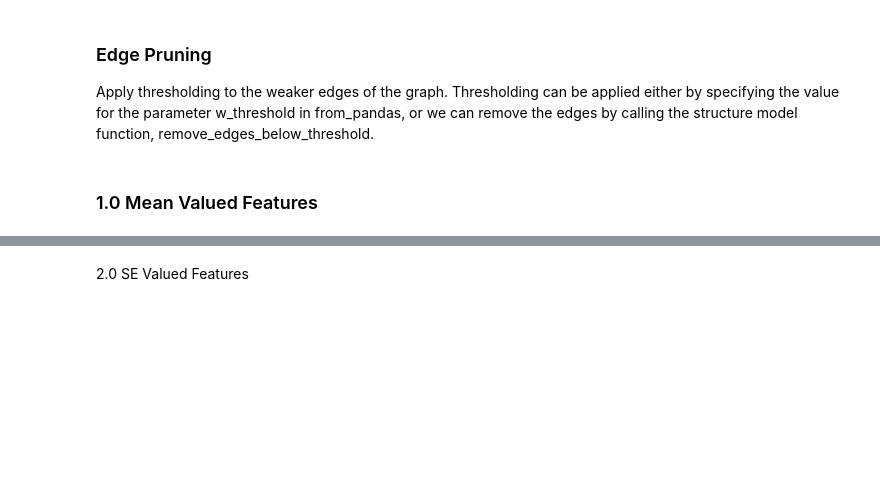
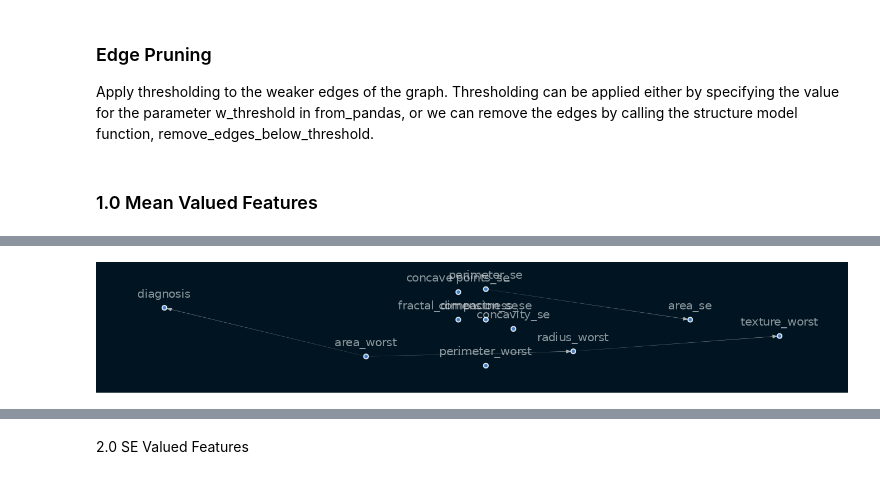
Before and after one commit to Caphace-Ethan/Breast-Cancer-Diagnosis, a Jupyter notebook: notebooks/Causal_learning.ipynb, the cells around one changed output, grey strips where cells are left out. Saved outputs shown, nothing was run; the diff lists cells and outputs as text; code cells hidden in the pictures; blank space fills up the shorter version.

```diff
--- a/notebooks/Causal_learning.ipynb
+++ b/notebooks/Causal_learning.ipynb
@@ -120,0 +121,11 @@ AttributeError: 'StructureModel' object has no attribute 'vis_sm'
+# %%
+sm_se.remove_edges_below_threshold(0.8)
+
+viz = plot_structure(
+    sm_se,
+    graph_attributes={"scale": "2.5",'size':'4.5'},
+    all_node_attributes=NODE_STYLE.WEAK,
+    all_edge_attributes=EDGE_STYLE.WEAK)
+Image(viz.draw(format='png'))
+# %% [output]
+[figure, added]
```
Also changed, not shown: parts of 4 cells of this notebook.
